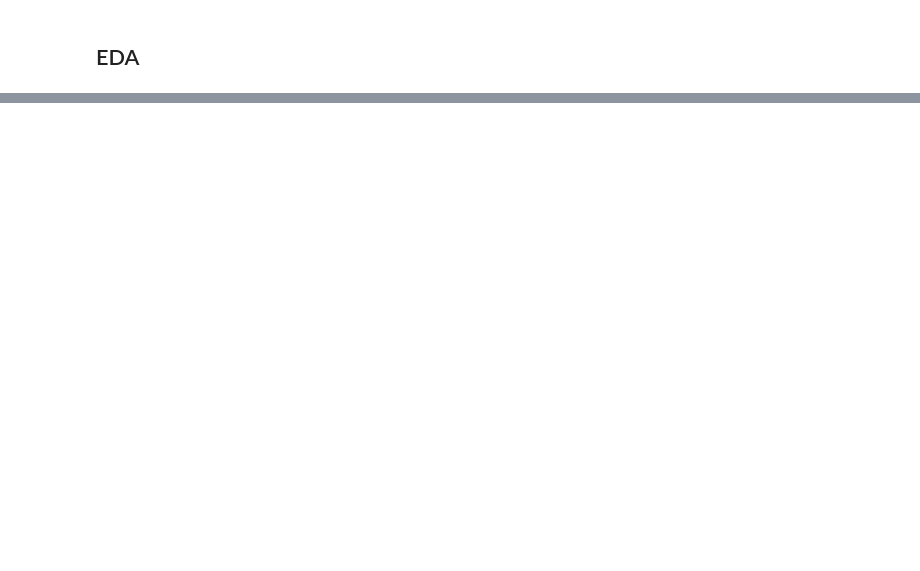
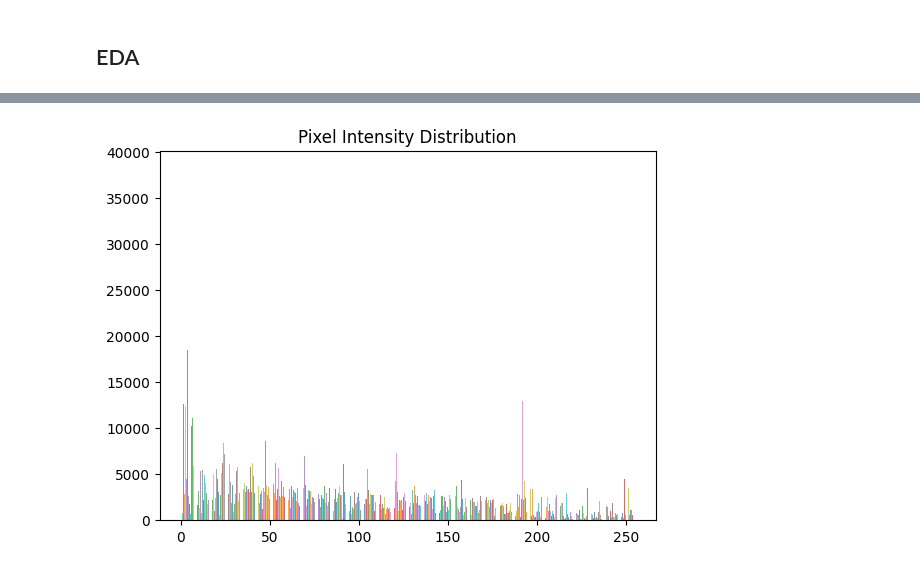
Before and after one commit to VictorPakholkov/data_collection, a Jupyter notebook: Multimodal_data.ipynb, the cells around one changed output, grey strips where cells are left out. Drawn from its saved outputs; the diff is of its cells as text; code cells hidden in the pictures; blank space fills up the shorter version.

```diff
--- a/Multimodal_data.ipynb
+++ b/Multimodal_data.ipynb
@@ -169,7 +211,9 @@ plt.show()
 # %%
-plt.hist(pixel_values, bins=30, color='red', alpha=0.7)
+plt.hist(pixel_values, bins=30, alpha=0.7)
 plt.title('Pixel Intensity Distribution')
 plt.show()
+# %% [output]
+[figure, added]
 # %%
 from collections import Counter
 
```
Also changed, not shown: parts of 10 cells of this notebook.
